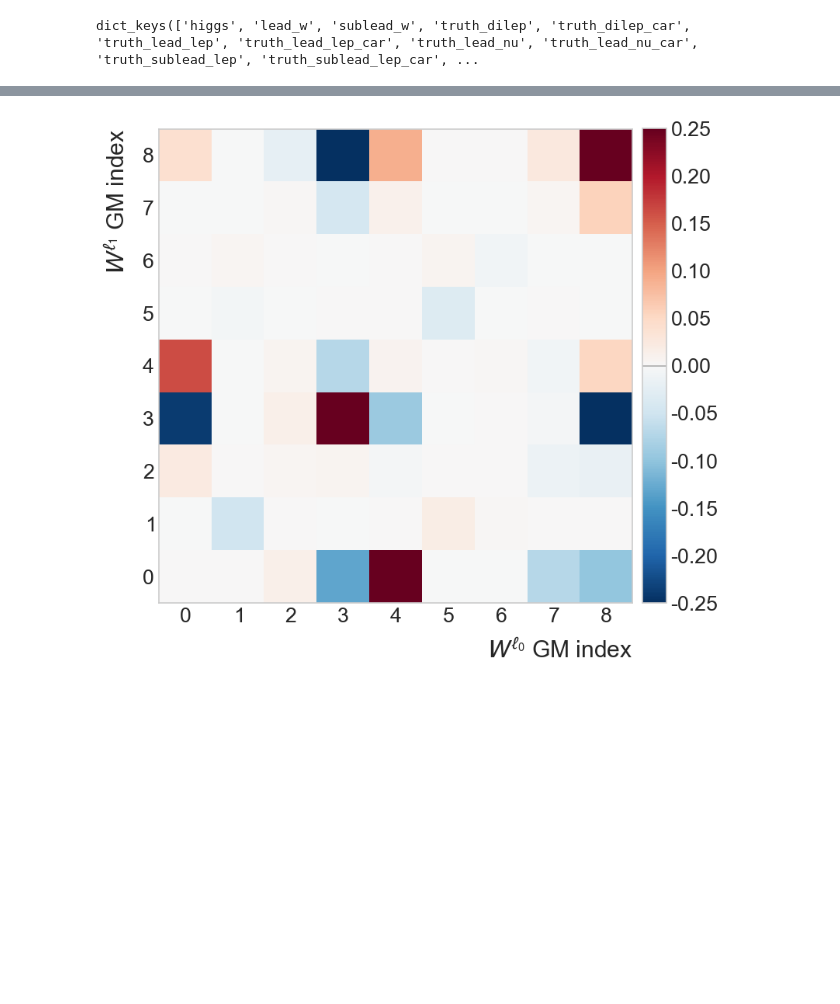
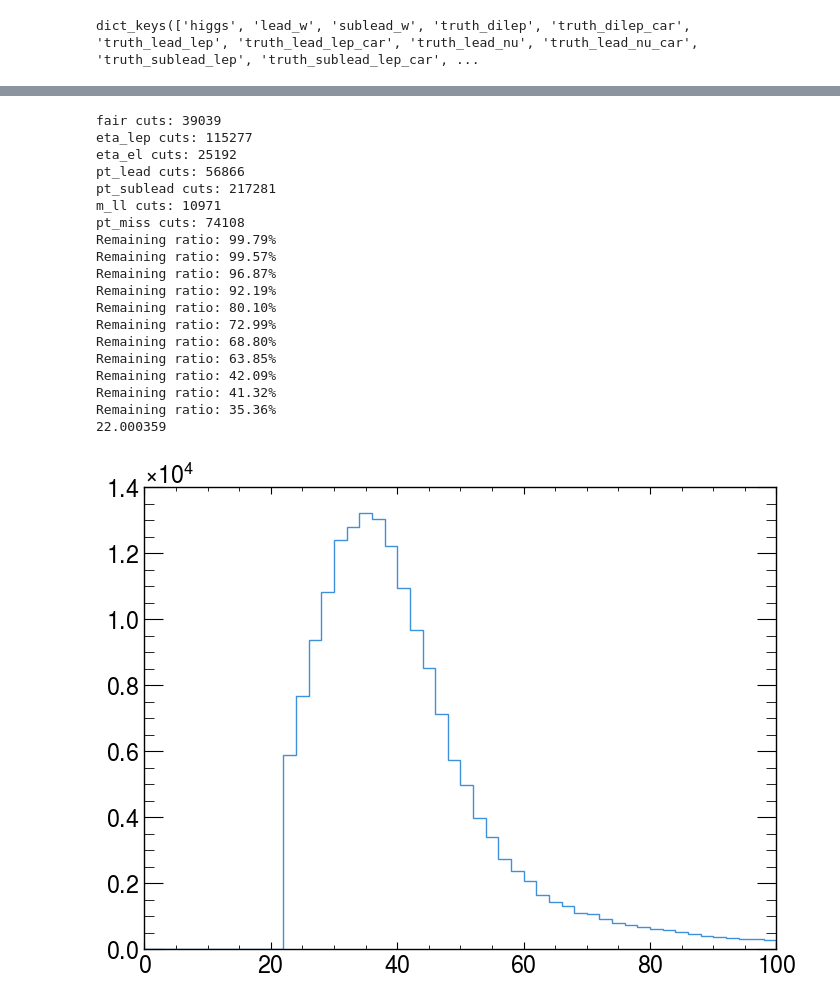
Before and after one commit to yygarypeng/QE-mls, a Jupyter notebook: 12th_trial/truth_main/ggm_analysis_cut.ipynb, the cells around one changed output, grey strips where cells are left out. Drawn from its saved outputs; the diff is of its cells as text; code cells hidden in the pictures; blank space fills up the shorter version.

```diff
--- a/12th_trial/truth_main/ggm_analysis_cut.ipynb
+++ b/12th_trial/truth_main/ggm_analysis_cut.ipynb
@@ -584,5 +506,0 @@ ggm_plot(truth_C)
-# %%
-# car truth GGM plot
-ggm_plot(car_C)
-# %% [output]
-[figure, removed]
@@ -708,0 +590,30 @@ def hist_1d3plot(
+# %%
+data_test = [mu_eta_car, el_eta_car, truth_lead_lep_car["pt"][0:trim_length], truth_sublead_lep_car["pt"][0:trim_length], truth_dilep_m_car[0:trim_length], truth_met_pt_car[0:trim_length]]
+test_cut = get_cut(data_test, eta_lep_cut=True, eta_el_cut=True, pt_lead_cut=True, pt_sublead_cut=True, m_ll_cut=True, pt_miss_cut=True, fair=True, show=True)
+plt.hist(truth_lead_lep_car["pt"][:trim_length][test_cut], bins=np.linspace(0,100,51), histtype="step", label="lead lepton", density=False)
+print(truth_lead_lep_car["pt"][:trim_length][test_cut].min())
+# plt.vlines(1.52, 0, 1e5, color="r", label="Lead Lep")
+# plt.vlines(1.37, 0, 1e5, color="r", label="Lead Lep")
+# plt.ylim(0, 0.8*1e4)
+plt.show()
+# %% [output]
+fair cuts: 39039
+eta_lep cuts: 115277
+eta_el cuts: 25192
+pt_lead cuts: 56866
+pt_sublead cuts: 217281
+m_ll cuts: 10971
+pt_miss cuts: 74108
+Remaining ratio: 99.79%
+Remaining ratio: 99.57%
+Remaining ratio: 96.87%
+Remaining ratio: 92.19%
+Remaining ratio: 80.10%
+Remaining ratio: 72.99%
+Remaining ratio: 68.80%
+Remaining ratio: 63.85%
+Remaining ratio: 42.09%
+Remaining ratio: 41.32%
+Remaining ratio: 35.36%
+22.000359
+[figure, added]
```
Also changed, not shown: parts of 18 cells of this notebook, 28 other files.
